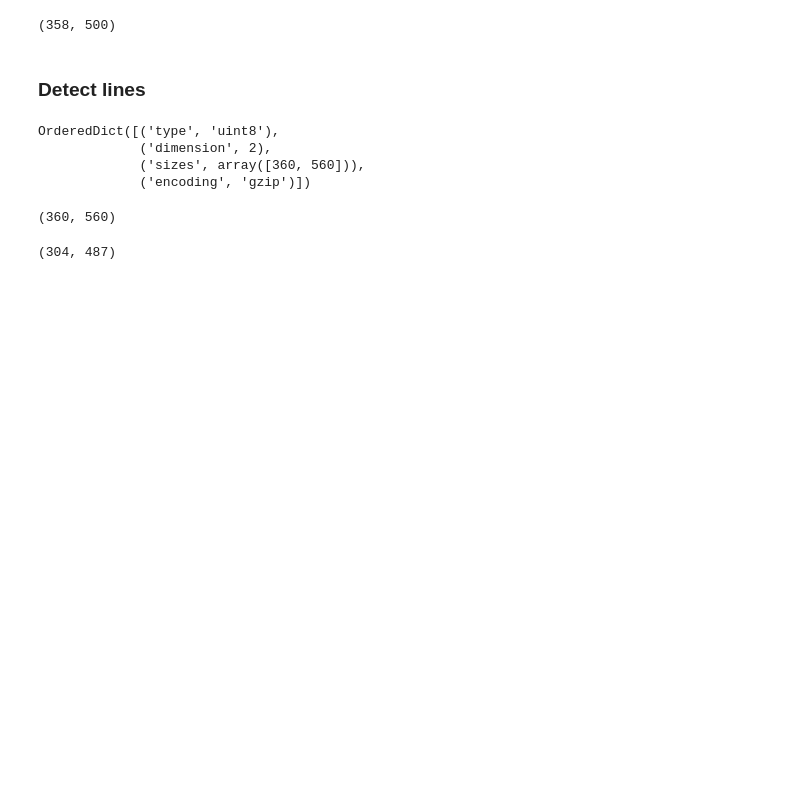
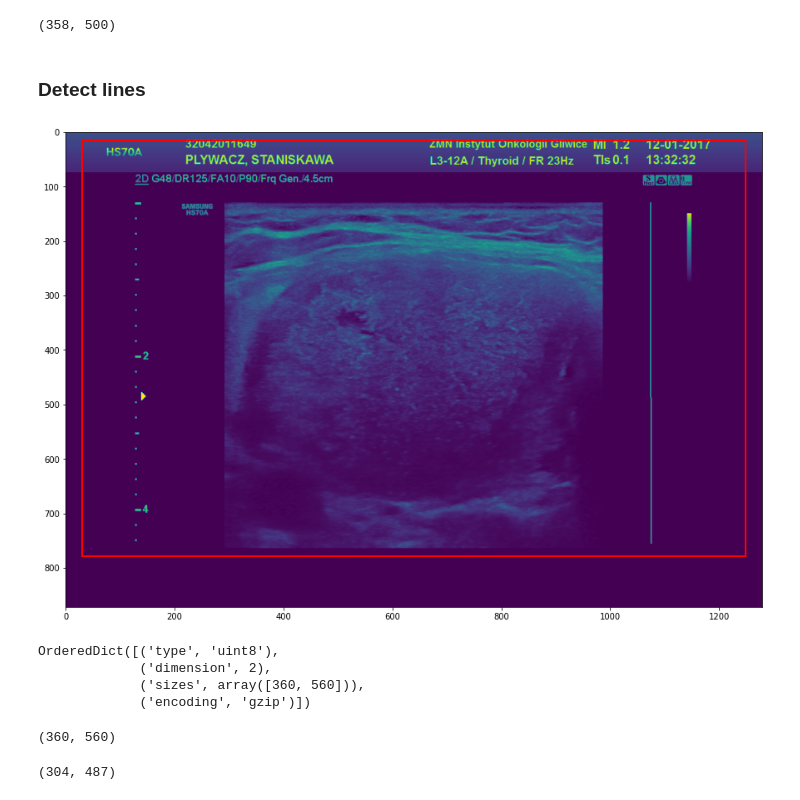
Before and after one commit to szymciem8/Analysis-of-thyroid-US-images-with-ML, a Jupyter notebook: prepare_raw_images.ipynb, the cells around one changed output. Cells and saved outputs as stored; diff of their text form; code cells hidden in the pictures; blank space fills up the shorter version.

```diff
--- a/prepare_raw_images.ipynb
+++ b/prepare_raw_images.ipynb
@@ -85,7 +121,7 @@ image1.shape
 # %% [markdown]
 ### Detect lines
 # %%
-def detect_image_frame(image, margin_x=40, margin_y=10):
+def detect_image_frame(image, margin_x=140, margin_y=80):
 
     X_MARGIN = 15
     Y_MARGIN = 30
@@ -115,33 +151,35 @@ def detect_image_frame(image, margin_x=40, margin_y=10):
 
         ys.append(y1)
         ys.append(y2)
 
         # Filter out lines that are not long enough
         if abs(y1 - y2) < 200:
             continue
 
     min_x, max_x = min(xs), max(xs)
     min_y, max_y = min(ys), max(ys)
 
     # return min_x + margin_x, max_x - margin_x, min_y + margin_y, max_y - margin_y
     return min_x+Y_MARGIN, max_x+Y_MARGIN, min_y+X_MARGIN, max_y+Y_MARGIN
 
 # Read the image
 image, header = nrrd.read(images_paths[0])
 
 fig = plt.figure(figsize=(15, 15))
 ax = plt.subplot()
 ax.imshow(image)
 
 min_x, max_x, min_y, max_y = detect_image_frame(image)
 
 ax.plot([min_x, min_x], [min_y, max_y], color='red', linewidth=2)
 ax.plot([max_x, max_x], [min_y, max_y], color='red', linewidth=2)
 
 ax.plot([min_x, max_x], [min_y, min_y], color='red', linewidth=2)
 ax.plot([min_x, max_x], [max_y, max_y], color='red', linewidth=2)
 
 plt.show()
+# %% [output]
+[figure, added]
 # %%
 header
 # %% [output]
```
Also changed, not shown: parts of 12 cells of this notebook, 9 other files.
